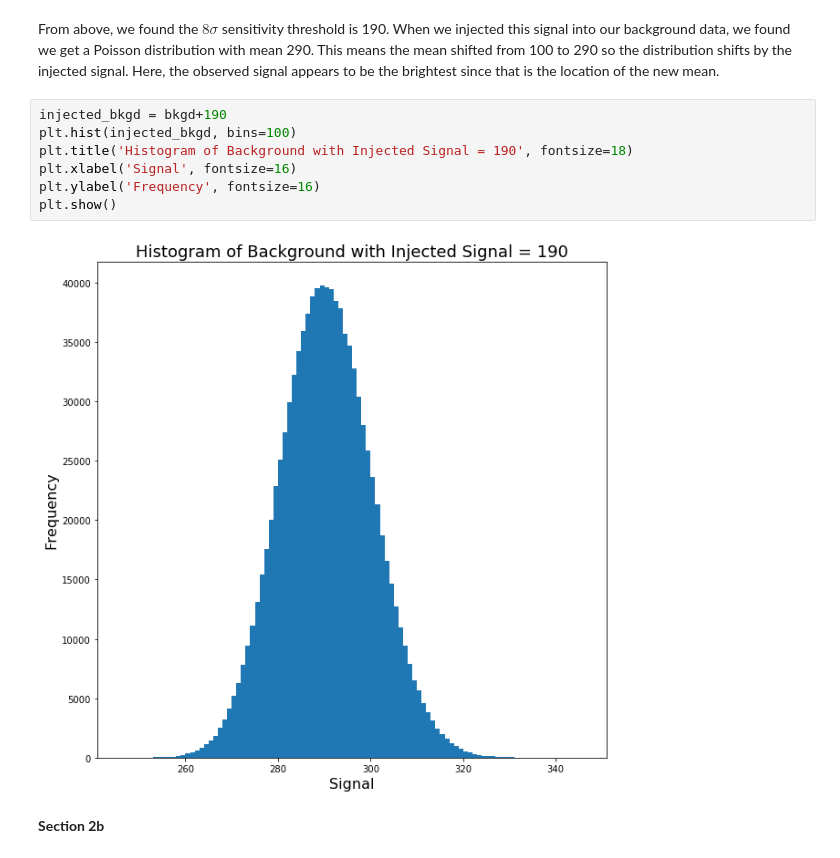
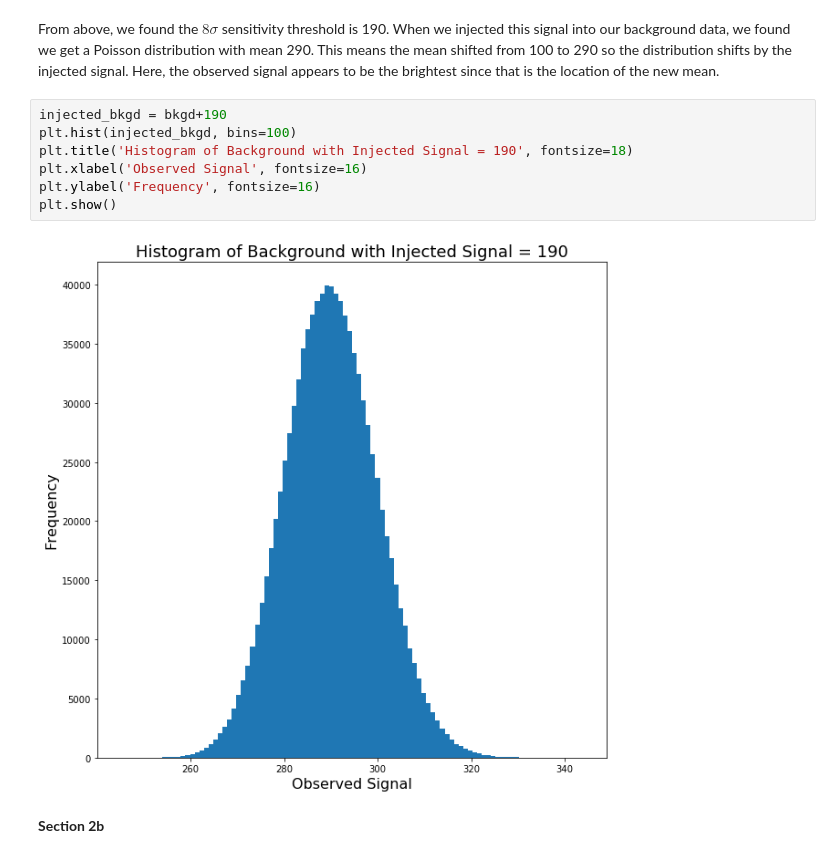
Before and after one commit to DerrickNguyenUW/PHYS434, a Jupyter notebook: Lab6.ipynb, the cells around one changed output. Cells and saved outputs as stored; diff of their text form.

```diff
--- a/Lab6.ipynb
+++ b/Lab6.ipynb
@@ -44,12 +44,12 @@ From above, we found the $8\sigma$ sensitivity threshold is 190. When we injecte
 # %%
 injected_bkgd = bkgd+190
 plt.hist(injected_bkgd, bins=100)
 plt.title('Histogram of Background with Injected Signal = 190', fontsize=18)
-plt.xlabel('Signal', fontsize=16)
+plt.xlabel('Observed Signal', fontsize=16)
 plt.ylabel('Frequency', fontsize=16)
 plt.show()
 # %% [output]
-[figure, old version]
+[figure, new version]
 # %% [markdown]
 **Section 2b**
 # %% [markdown]
```
Also changed, not shown: parts of 6 cells of this notebook, 1 other file.
